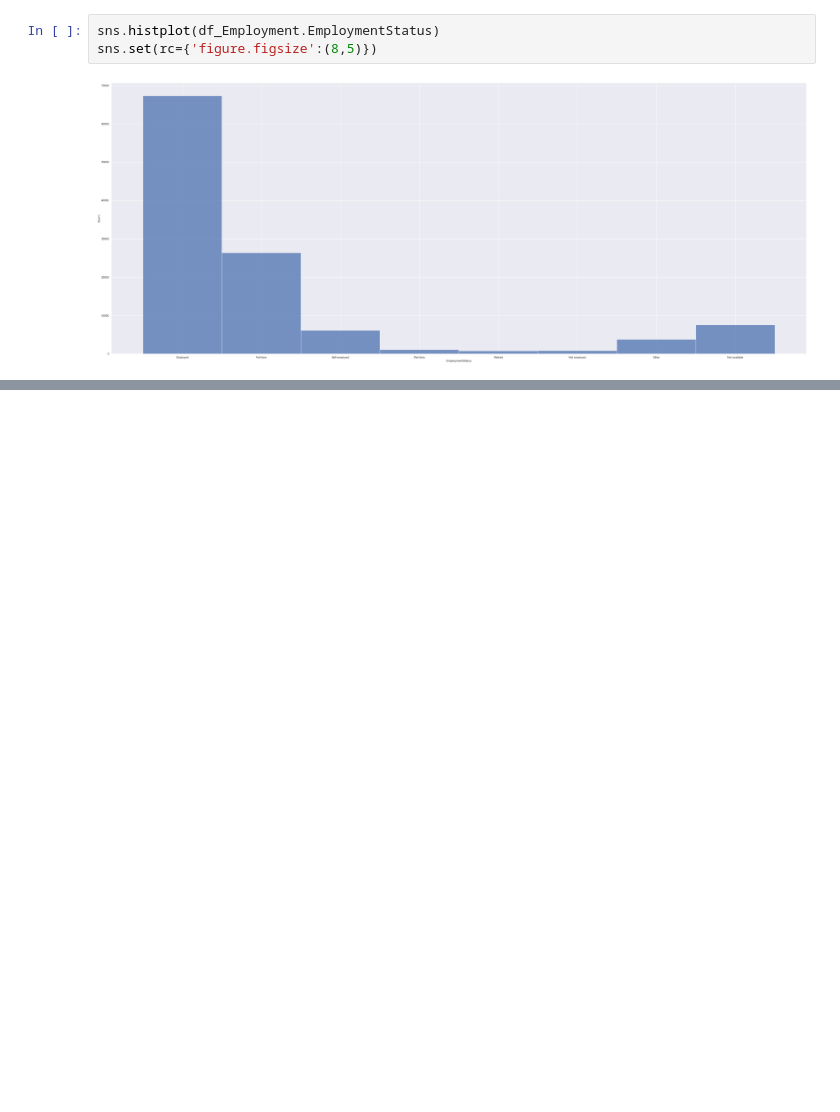
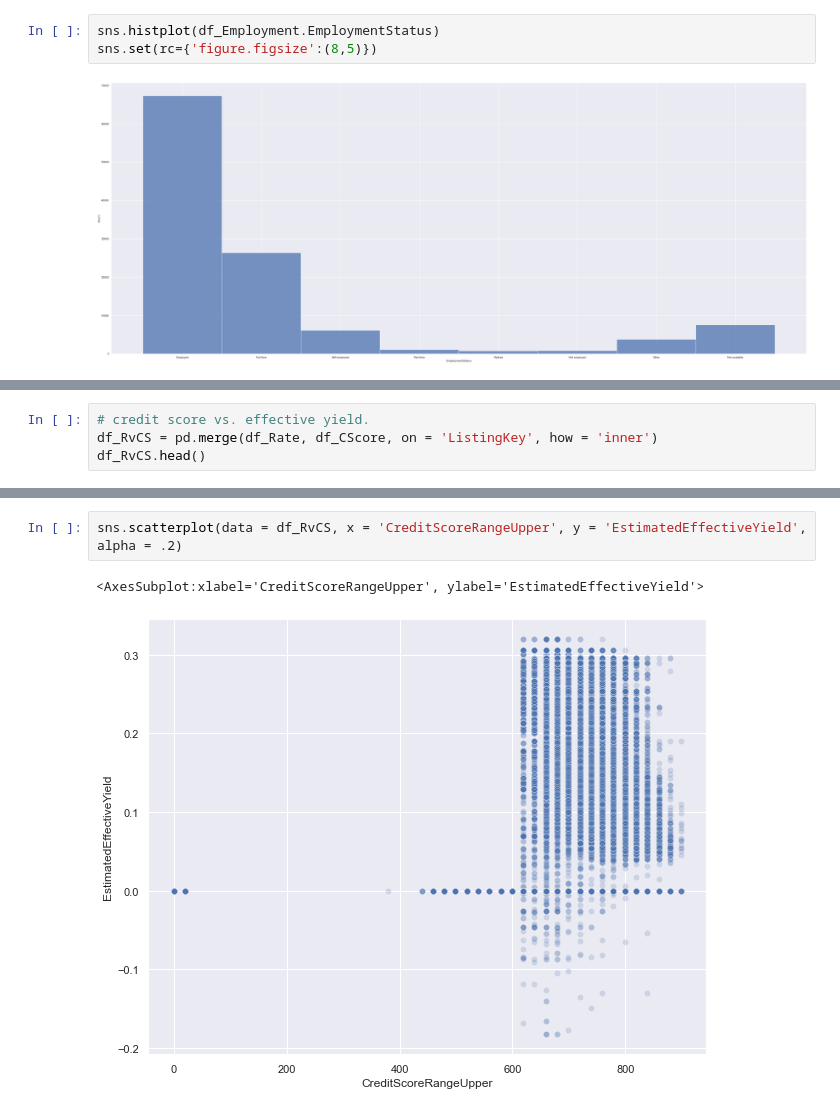
Before and after one commit to Siphra/udacityprojects, a Jupyter notebook: udacity final report/ProsperLoanData.ipynb, the cells around one changed output, grey strips where cells are left out. Drawn from its saved outputs; the diff is of its cells as text; blank space fills up the shorter version.

```diff
--- a/udacity final report/ProsperLoanData.ipynb
+++ b/udacity final report/ProsperLoanData.ipynb
@@ -982,0 +1052,4 @@ Name: EmploymentStatus, dtype: int64
+# %%
+# credit score vs. effective yield.
+df_RvCS = pd.merge(df_Rate, df_CScore, on = 'ListingKey', how = 'inner')
+df_RvCS.head()
@@ -982,0 +1063,5 @@ Name: EmploymentStatus, dtype: int64
+# %%
+sns.scatterplot(data = df_RvCS, x = 'CreditScoreRangeUpper', y = 'EstimatedEffectiveYield', alpha = .2)
+# %% [output]
+<AxesSubplot:xlabel='CreditScoreRangeUpper', ylabel='EstimatedEffectiveYield'>
+[figure, added]
```
Also changed, not shown: parts of 26 cells of this notebook.
